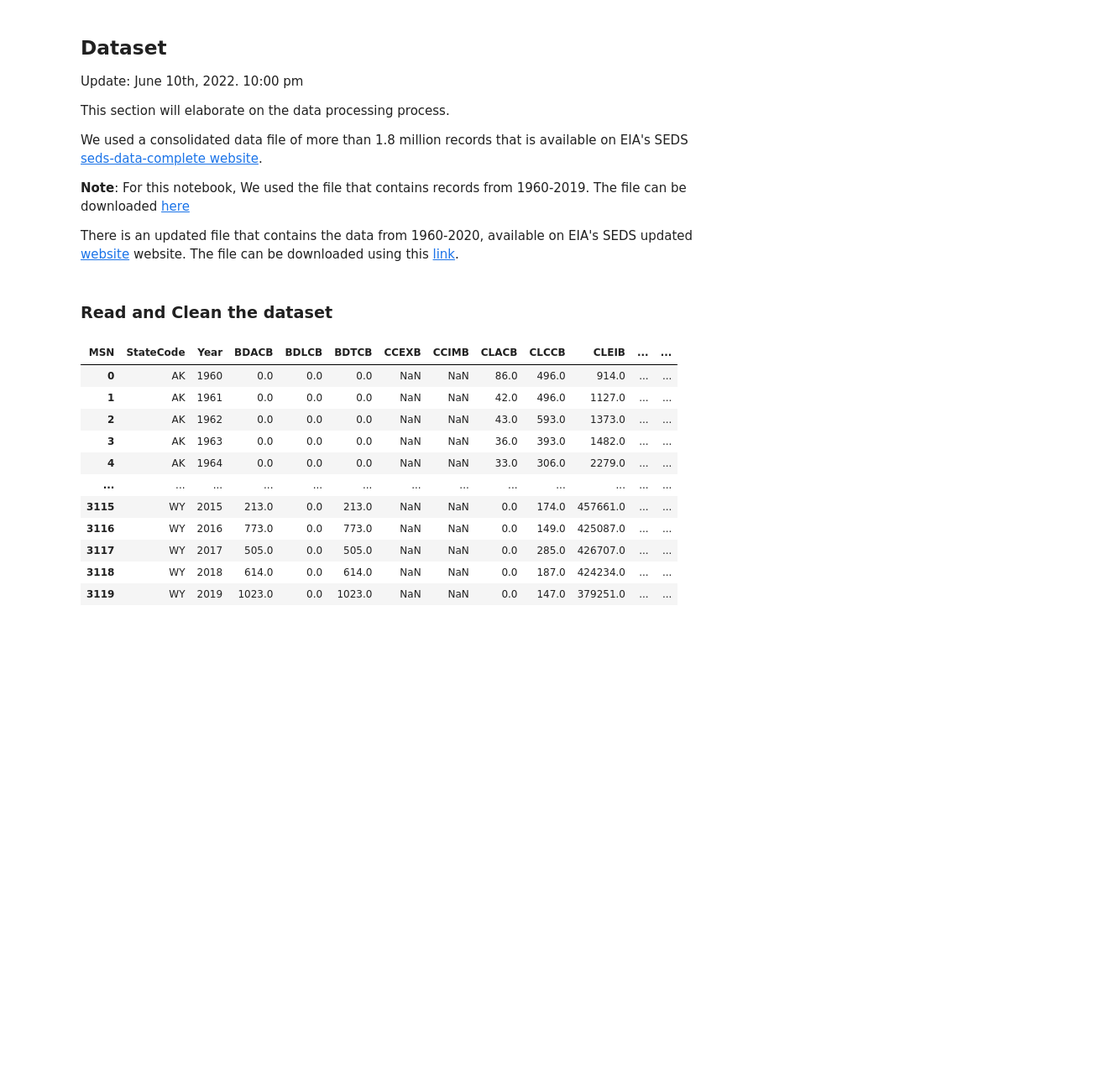
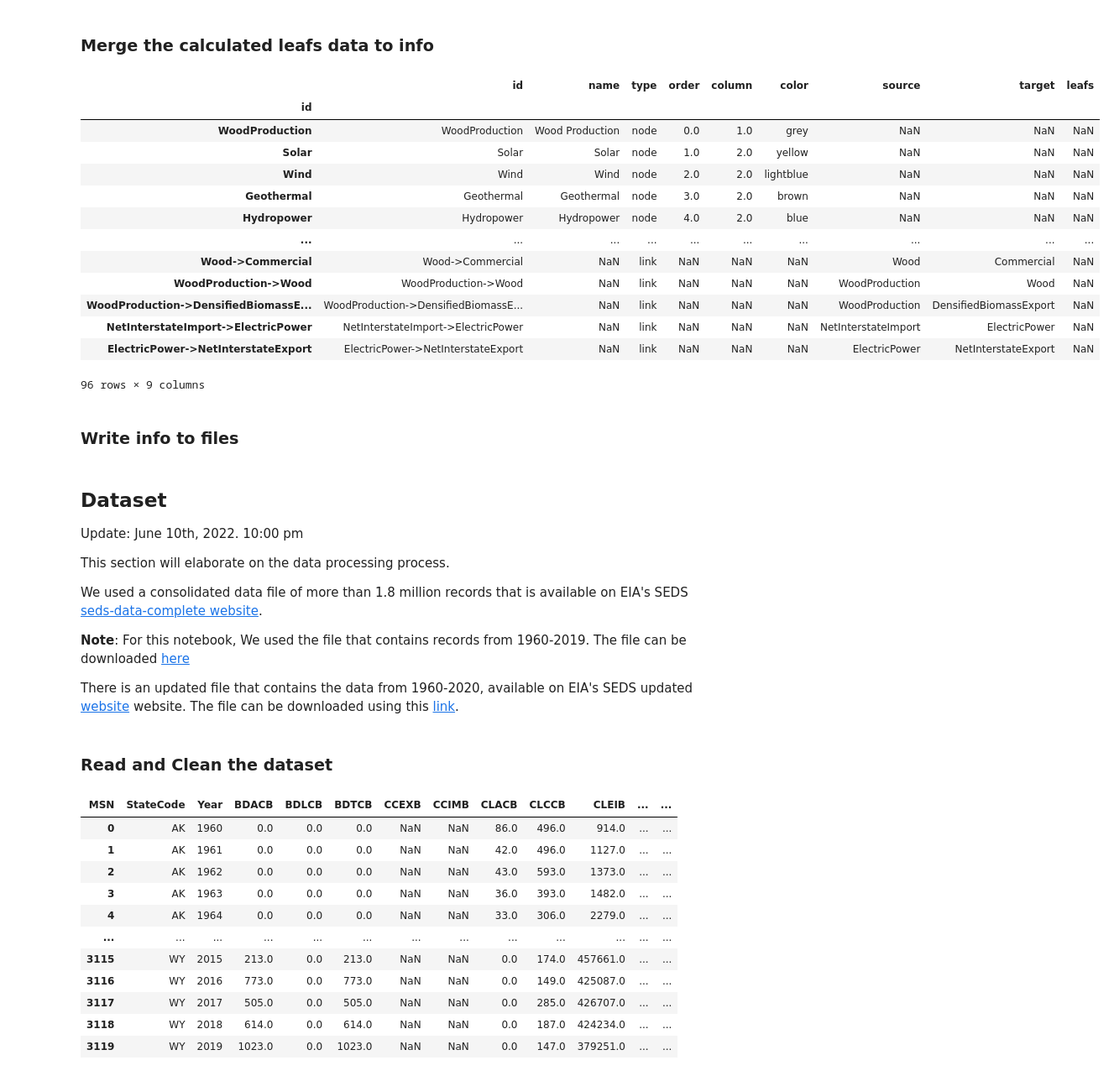
Before and after one commit to thanhan910/Courseworks, a Jupyter notebook: Swinburne/COS30045/data/usstates/usstates.ipynb, the cells around one changed output. Shown at 84% size. Cells and saved outputs as stored; diff of their text form; code cells hidden in the pictures; blank space fills up the shorter version.

```diff
--- a/Swinburne/COS30045/data/usstates/data.ipynb
+++ b/Swinburne/COS30045/data/usstates/usstates.ipynb
@@ -5,0 +64,12 @@ The dataset is sourced from EIA's State Energy Data System.
+# %%
+# retrieve df_groups from df_calc
+# (parents and childs)
+
+# list of groups
+list_groups = df_info[df_info["type"] == "group"]["id"].tolist()
+
+# df_groups
+df_groups = df_calc[df_calc["id"].isin(list_groups)]
+df_groups
+
+del list_groups # remove not needed variables of this script
@@ -5,0 +89,12 @@ The dataset is sourced from EIA's State Energy Data System.
+# %%
+# create a pd.Series dictionary that records a list of leafs for each group
+# except for nodes, each node's value in this Series equals a list of itself (node: [node])
+# this is used for easier list additions
+
+# list of all nodes
+list_nodes= df_info[df_info["type"].isin(["node"])]['id'].tolist()
+list_nodes
+
+# series of leafs
+sf_leafs = pd.Series({i:[i] for i in list_nodes})
+sf_leafs
@@ -5,0 +119,4 @@ The dataset is sourced from EIA's State Energy Data System.
+# %%
+# create a Series that records the list of subgroups (childs) of each group (parent)
+sf_hierarchy = df_groups.groupby("id").apply(lambda x: x["Variable"].tolist())
+sf_hierarchy
@@ -5,0 +201,5 @@ The dataset is sourced from EIA's State Energy Data System.
+# %%
+# remove nodes from sf_leafs
+# the nodes only serves as a method for calculations
+sf_leafs = sf_leafs.drop(labels=list_nodes)
+sf_leafs
@@ -5,0 +220,23 @@ The dataset is sourced from EIA's State Energy Data System.
+# %% [markdown]
+### Merge the calculated leafs data to info
+# %%
+# merge sf_leafs to df_info
+df_info = pd.merge(df_info, sf_leafs.to_frame("leafs"), how="left", left_index=True, right_index=True)
+df_info
+# %% [output]
+|  | id | name | type | order | column | color | source | target | leafs |
+| id |  |  |  |  |  |  |  |  |  |
+| WoodProduction | WoodProduction | Wood Production | node | 0.0 | 1.0 | grey | NaN | NaN | NaN |
+| Solar | Solar | Solar | node | 1.0 | 2.0 | yellow | NaN | NaN | NaN |
+| Wind | Wind | Wind | node | 2.0 | 2.0 | lightblue | NaN | NaN | NaN |
+| Geothermal | Geothermal | Geothermal | node | 3.0 | 2.0 | brown | NaN | NaN | NaN |
+| Hydropower | Hydropower | Hydropower | node | 4.0 | 2.0 | blue | NaN | NaN | NaN |
+| ... | ... | ... | ... | ... | ... | ... | ... | ... | ... |
+| Wood->Commercial | Wood->Commercial | NaN | link | NaN | NaN | NaN | Wood | Commercial | NaN |
+| WoodProduction->Wood | WoodProduction->Wood | NaN | link | NaN | NaN | NaN | WoodProduction | Wood | NaN |
+| WoodProduction->DensifiedBiomassE... | WoodProduction->DensifiedBiomassE... | NaN | link | NaN | NaN | NaN | WoodProduction | DensifiedBiomassExport | NaN |
+| NetInterstateImport->ElectricPower | NetInterstateImport->ElectricPower | NaN | link | NaN | NaN | NaN | NetInterstateImport | ElectricPower | NaN |
+| ElectricPower->NetInterstateExport | ElectricPower->NetInterstateExport | NaN | link | NaN | NaN | NaN | ElectricPower | NetInterstateExport | NaN |
+96 rows × 9 columns
+# %% [markdown]
+### Write info to files
```
Also changed, not shown: parts of 14 cells of this notebook, 3 other files.
